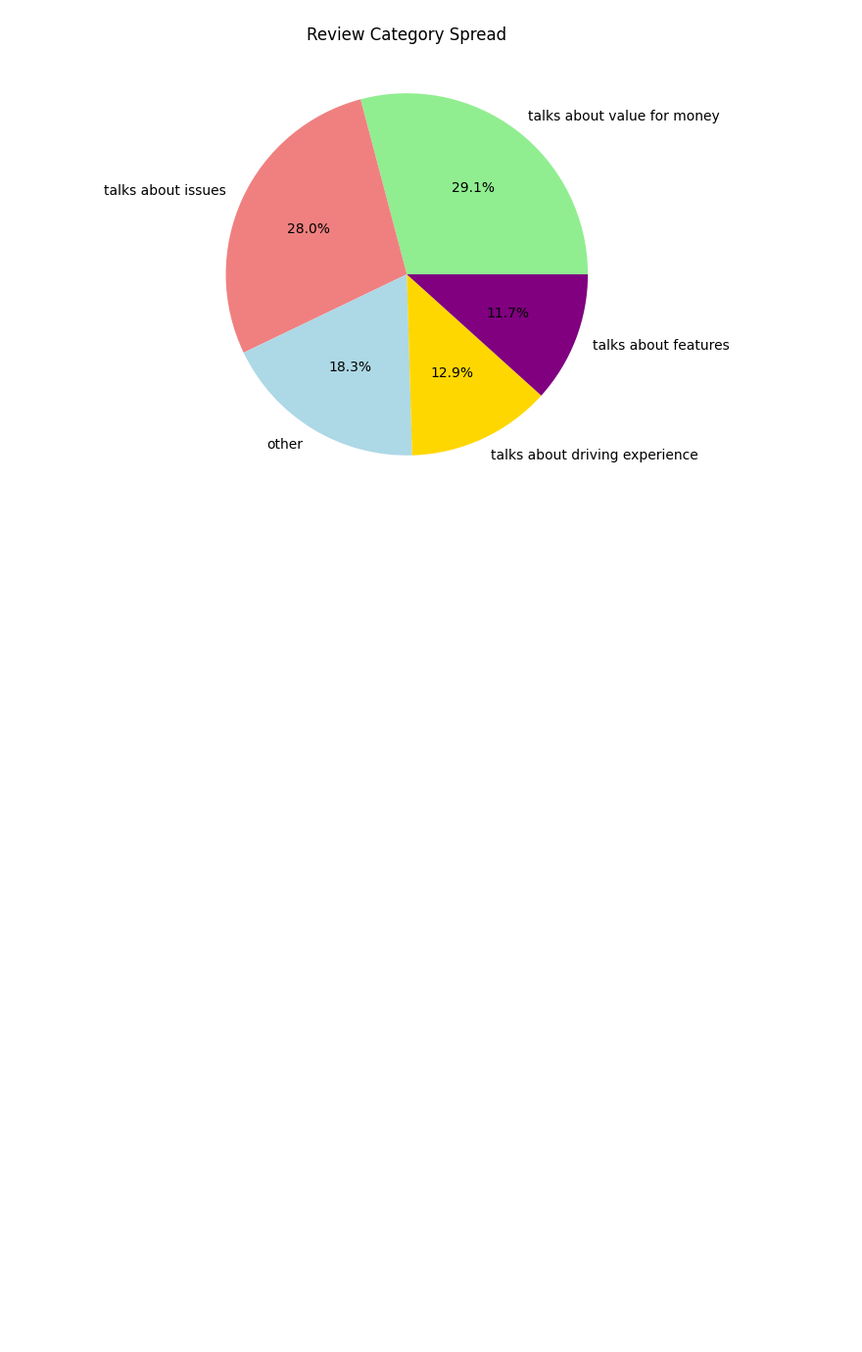
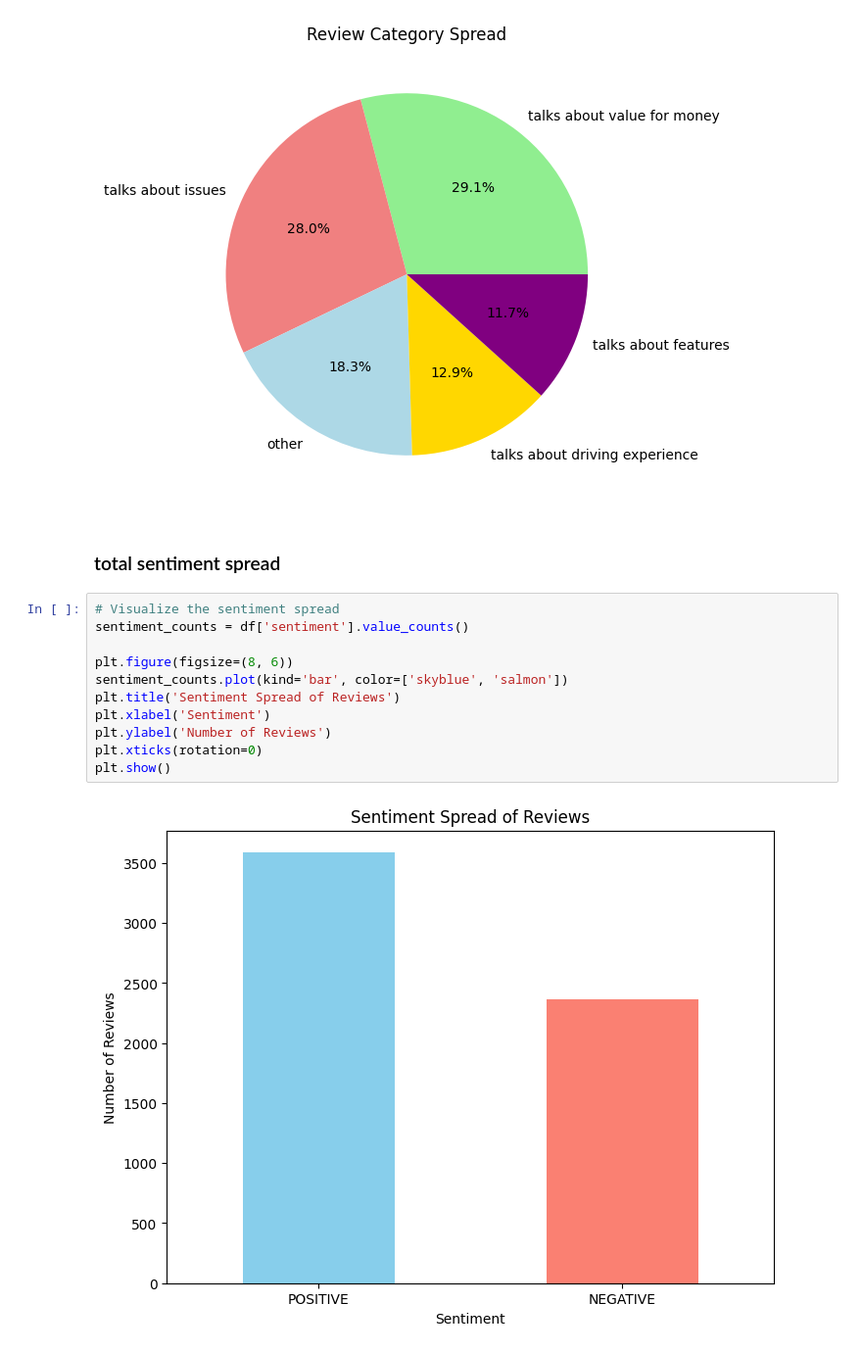
Before and after one commit to klijm01/The-Wheels-in-Motion, a Jupyter notebook: NLP.ipynb, the cells around one changed output. Shown at 98% size. Saved outputs shown, nothing was run; the diff lists cells and outputs as text; blank space fills up the shorter version.

```diff
--- a/NLP.ipynb
+++ b/NLP.ipynb
@@ -91,3 +91,18 @@ plt.ylabel('')
 plt.show()
 # %% [output]
 [figure]
+# %% [markdown]
+### total sentiment spread
+# %%
+# Visualize the sentiment spread
+sentiment_counts = df['sentiment'].value_counts()
+
+plt.figure(figsize=(8, 6))
+sentiment_counts.plot(kind='bar', color=['skyblue', 'salmon'])
+plt.title('Sentiment Spread of Reviews')
+plt.xlabel('Sentiment')
+plt.ylabel('Number of Reviews')
+plt.xticks(rotation=0)
+plt.show()
+# %% [output]
+[figure, added]
```
